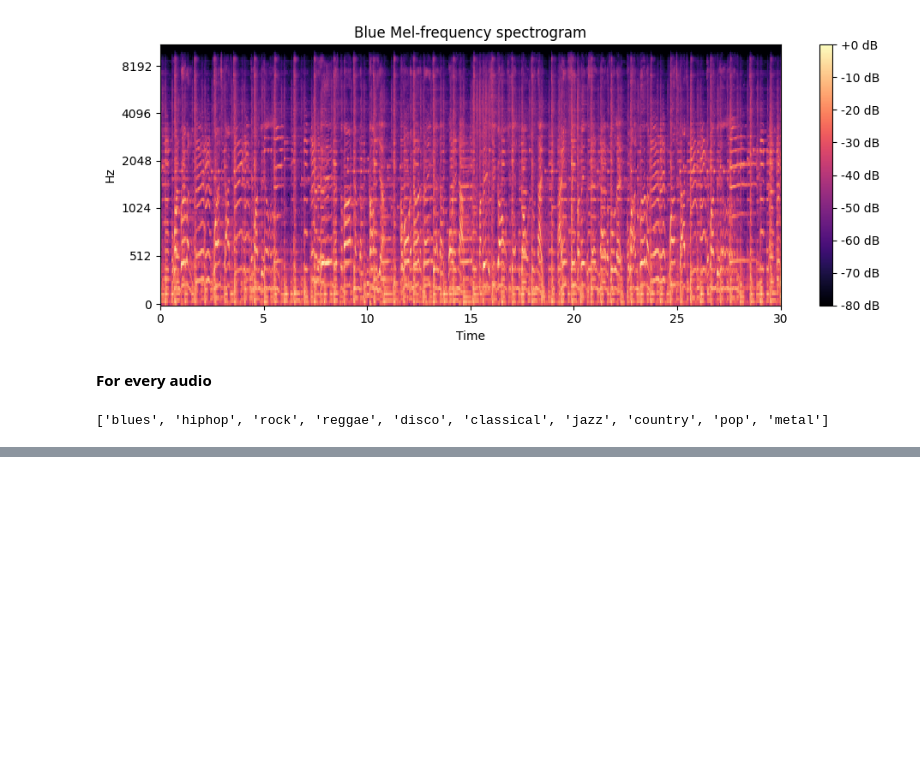
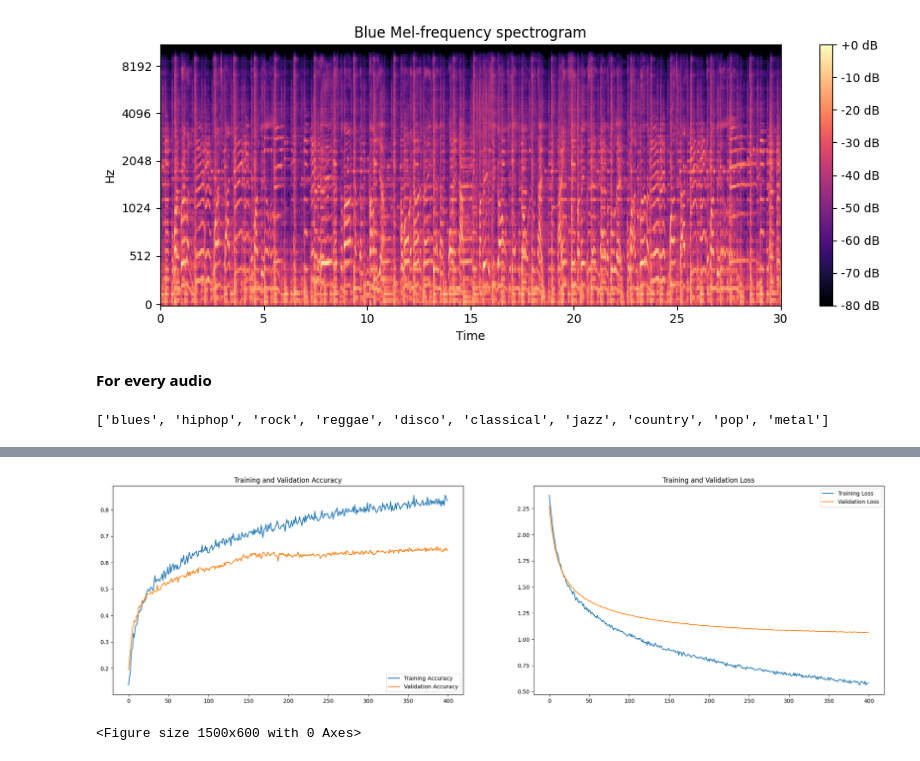
Before and after one commit to Rajesheeda/Music-Genre-Identification, a Jupyter notebook: DL_Music__genre_Classification.ipynb, the cells around one changed output, grey strips where cells are left out. Cells and saved outputs as stored; diff of their text form; code cells hidden in the pictures; blank space fills up the shorter version.

```diff
--- a/DL_Music__genre_Classification.ipynb
+++ b/DL_Music__genre_Classification.ipynb
@@ -224,0 +318,2 @@ Mounted at /content/drive
+# %%
+val_X, val_y = get_data('/content/drive/MyDrive/Deeplearning/spectrogram/test')
@@ -224,0 +525,2 @@ Mounted at /content/drive
+# %%
+base_model = tf.keras.applications.MobileNetV2(input_shape = (256, 256, 3), include_top = False, weights = "imagenet")
@@ -224,0 +530,7 @@ Mounted at /content/drive
+# %%
+base_model.trainable = False
+model = tf.keras.Sequential([base_model,
+                                 tf.keras.layers.GlobalAveragePooling2D(),
+                                 tf.keras.layers.Dropout(0.2),
+                                 tf.keras.layers.Dense(10, activation="softmax")
+                                ])
@@ -224,0 +556,7 @@ Mounted at /content/drive
+# %%
+base_learning_rate = 0.0001
+model.compile(optimizer=tf.keras.optimizers.Adam(learning_rate=base_learning_rate),
+              loss=tf.keras.losses.SparseCategoricalCrossentropy(from_logits=True),
+              metrics=['accuracy'])
+
+history1 = model.fit(x_train,y_train,epochs = 400 , validation_data = (x_val, y_val))
@@ -224,0 +582,23 @@ Mounted at /content/drive
+# %%
+acc = history1.history['accuracy']
+val_acc = history1.history['val_accuracy']
+loss = history1.history['loss']
+val_loss = history1.history['val_loss']
+
+epochs_range = range(400)
+
+plt.figure(figsize=(25, 15))
+plt.subplot(2, 2, 1)
+plt.plot(epochs_range, acc, label='Training Accuracy')
+plt.plot(epochs_range, val_acc, label='Validation Accuracy')
+plt.legend(loc='lower right')
+plt.title('Training and Validation Accuracy')
+
+plt.subplot(2, 2, 2)
+plt.plot(epochs_range, loss, label='Training Loss')
+plt.plot(epochs_range, val_loss, label='Validation Loss')
+plt.legend(loc='upper right')
+plt.title('Training and Validation Loss')
+plt.show()
+# %% [output]
+[figure, added]
@@ -224,0 +612,31 @@ Mounted at /content/drive
+# %%
+import pickle
+history = pickle.load(open('history_500_epoch_simple_tr.pkl','rb'))
+acc = history['accuracy']
+val_acc = history['val_accuracy']
+loss = history['loss']
+val_loss = history['val_loss']
+
+epochs_range = range(400)
+fig, (ax1, ax2) = plt.subplots(1,2, figsize=(15,6))
+plt.rc('xtick', labelsize=10)    # fontsize of the tick labels
+plt.rc('ytick', labelsize=10)
+ax1.plot(epochs_range, acc, label='Training Accuracy', c = '#4CAF50', linewidth=4)
+ax1.plot(epochs_range, val_acc, label='Validation Accuracy', c='red', linewidth=4)
+ax1.legend()
+ax1.set_title('Training and Validation Accuracy',fontsize=18)
+ax1.set_ylabel('Accuracy',fontsize=18)
+ax1.set_xlabel('Epoch',fontsize=18)
+
+ax2.plot(epochs_range, loss, label='Training Loss',c = '#4CAF50', linewidth=4)
+ax2.plot(epochs_range, val_loss, label='Validation Loss', c='red', linewidth=4)
+ax2.legend()
+ax2.set_title('Training and Validation Loss',fontsize=18)
+ax2.set_ylabel('Loss',fontsize=18)
+ax2.set_xlabel('Epoch',fontsize=18)
+fig.tight_layout(pad=3.0)
+#plt.show()
+plt.savefig('tfr_plot1.png',bbox_inches = 'tight')
+plt.clf()
+# %% [output]
+<Figure size 1500x600 with 0 Axes>
```
Also changed, not shown: parts of 57 cells of this notebook.
